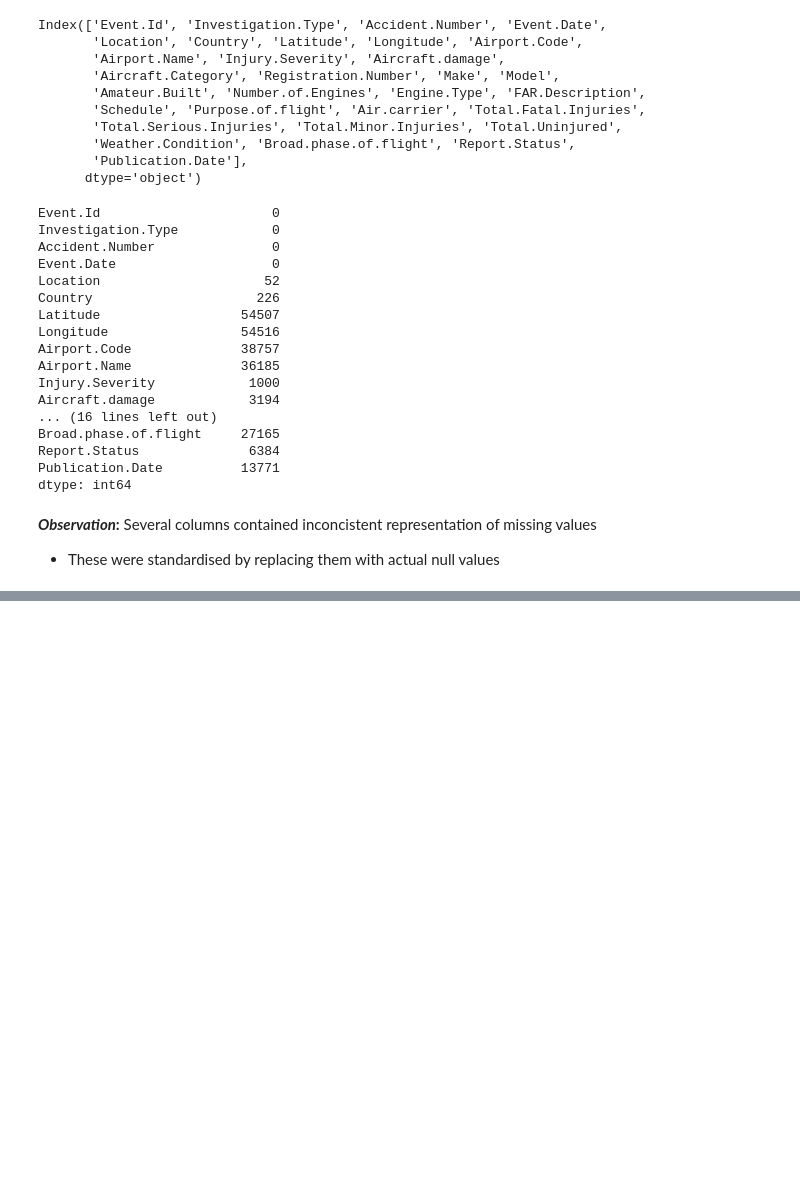
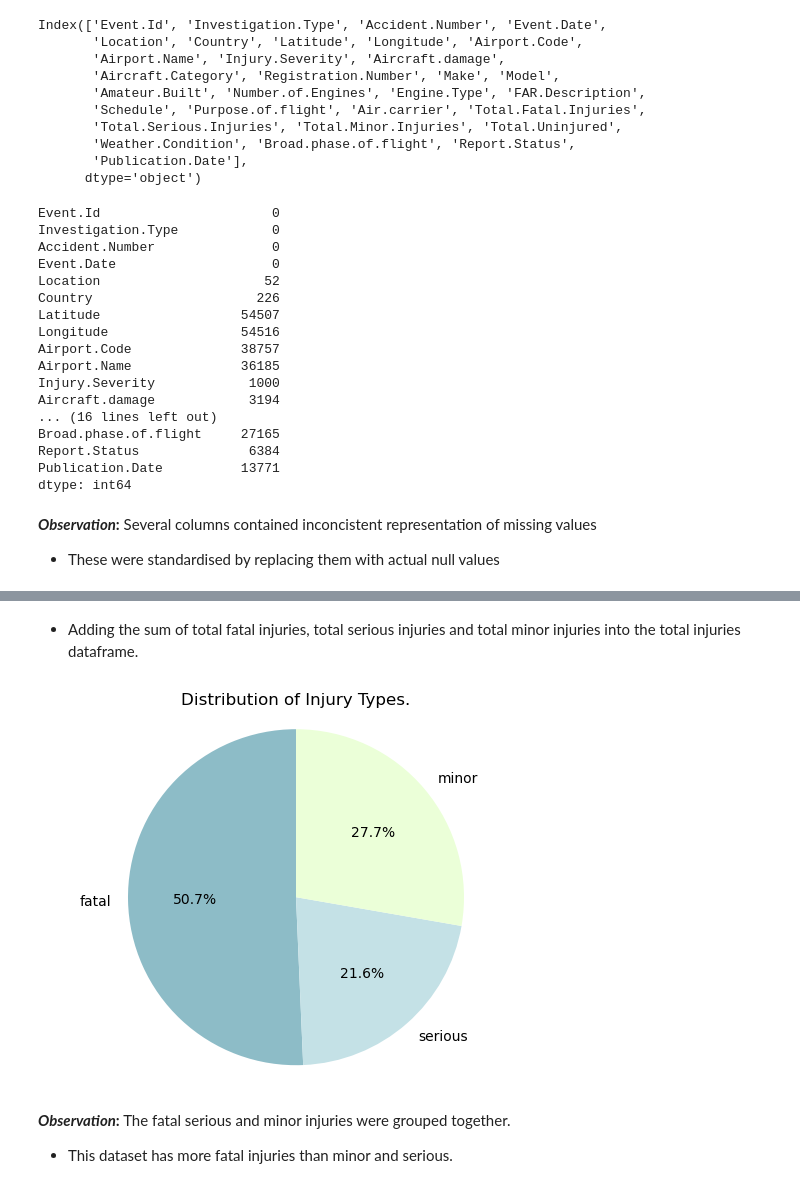
Before and after one commit to Peris-Kigo/aviation-accidents-project, a Jupyter notebook: student.ipynb, the cells around one changed output, grey strips where cells are left out. Drawn from its saved outputs; the diff is of its cells as text; code cells hidden in the pictures; blank space fills up the shorter version.

```diff
--- a/student.ipynb
+++ b/student.ipynb
@@ -239,0 +309,20 @@ __*Observation*:__ The data had different entries of the Models with different f
+# %%
+for coln in ['Total.Fatal.Injuries', 'Total.Serious.Injuries', 'Total.Minor.Injuries']:
+    df1[coln] = pd.to_numeric(df1[coln], errors='coerce').fillna(0)
+df1['total_injuries'] = df1[['Total.Fatal.Injuries', 'Total.Serious.Injuries', 'Total.Minor.Injuries']].sum(axis=1)
+# %% [markdown]
+* Adding the sum of total fatal injuries, total serious injuries and total minor injuries into the total injuries dataframe.
+# %%
+injury_sums = {'fatal' :df1['Total.Fatal.Injuries'].sum(),
+               'serious' :df1['Total.Serious.Injuries'].sum(),
+               'minor' : df1['Total.Minor.Injuries'].sum()
+}
+plt.pie(injury_sums.values(), labels=injury_sums.keys(), autopct='%1.1f%%', startangle=90, colors=['#8DBCC7', '#C4E1E6', '#EBFFD8'])
+plt.title('Distribution of Injury Types.')
+plt.axis('equal')
+plt.show()
+# %% [output]
+[figure, added]
+# %% [markdown]
+__*Observation*:__ The fatal serious and minor injuries were grouped together.
+* This dataset has more fatal injuries than minor and serious.
```
Also changed, not shown: parts of 29 cells of this notebook, 7 other files.
